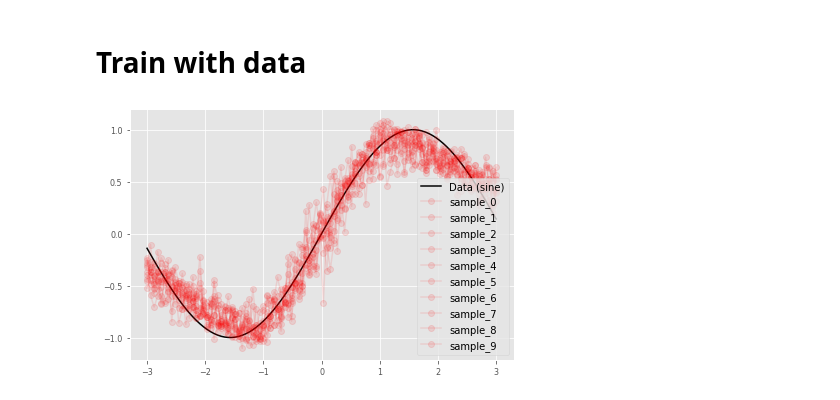
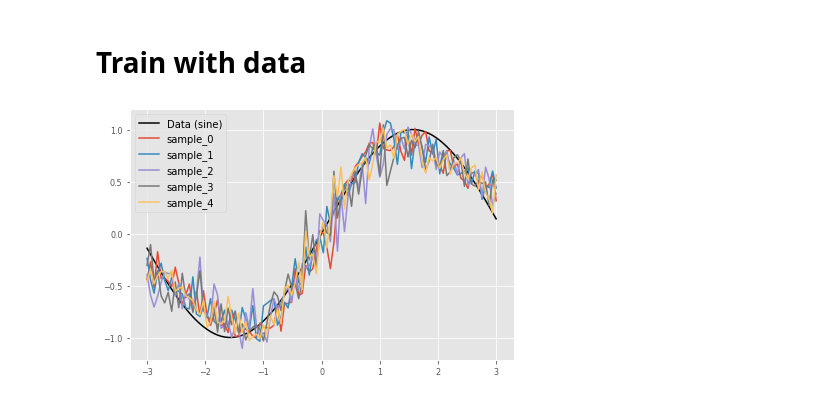
Before and after one commit to sungyubkim/hands_on_jax, a Jupyter notebook: 2_stochastic_models/stochastic_models.ipynb, the cells around one changed output. Saved outputs shown, nothing was run; the diff lists cells and outputs as text; code cells hidden in the pictures.

```diff
--- a/2_stochastic_models/stochastic_models.ipynb
+++ b/2_stochastic_models/stochastic_models.ipynb
@@ -140,12 +140,12 @@ for step in pbar:
   pbar.set_postfix(log)
 # %%
 plt.plot(x.reshape(-1), y.reshape(-1), label='Data (sine)', color='black')
-for i in range(10):
+for i in range(5):
     rng, rng_ = jax.random.split(rng)
     pred_mlp = trainer.apply_fn(trainer.params, rng_, x)
-    plt.plot(x.reshape(-1), pred_mlp.reshape(-1), label=f'sample_{i}', color='red', alpha=0.1, marker='o')
+    plt.plot(x.reshape(-1), pred_mlp.reshape(-1), label=f'sample_{i}')
 plt.legend()
 plt.tight_layout()
 plt.show()
 # %% [output]
-[figure, old version]
+[figure, new version]
```
